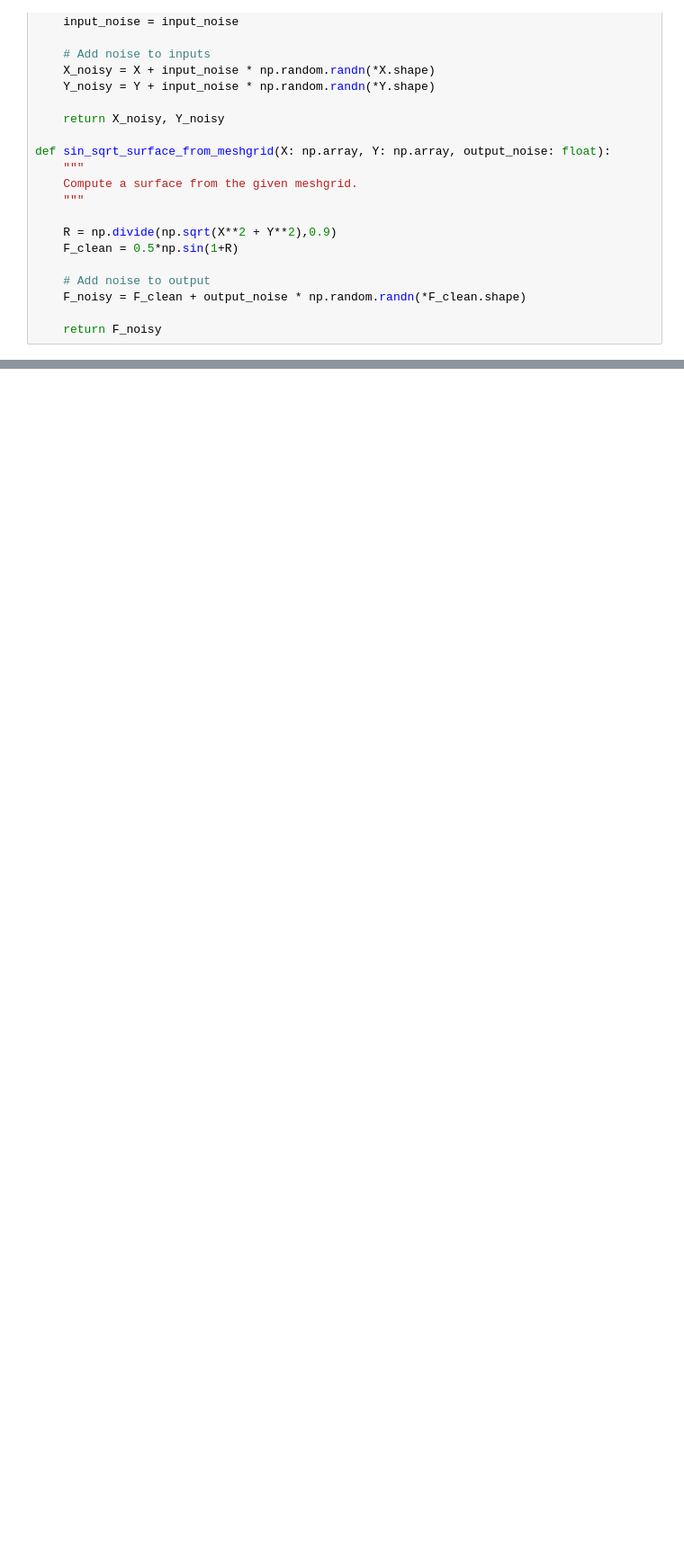
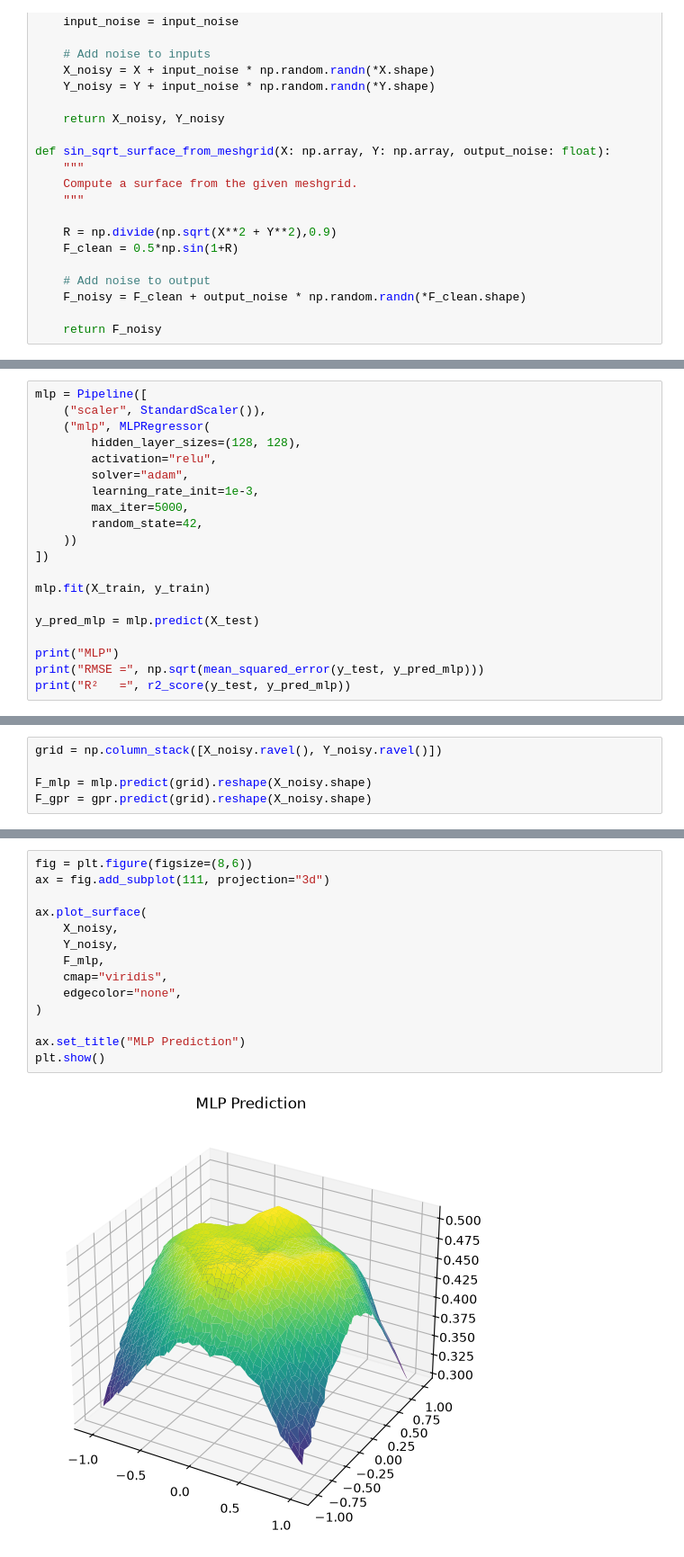
Before and after one commit to nm19000/AccuracyBoundsRegression, a Jupyter notebook: examples/example_regression.ipynb, the cells around one changed output, grey strips where cells are left out. Shown at 90% size. Cells and saved outputs as stored; diff of their text form; blank space fills up the shorter version.

```diff
--- a/examples/example_regression.ipynb
+++ b/examples/example_regression.ipynb
@@ -200,0 +209,20 @@ KeyboardInterrupt:
+# %%
+mlp = Pipeline([
+    ("scaler", StandardScaler()),
+    ("mlp", MLPRegressor(
+        hidden_layer_sizes=(128, 128),
+        activation="relu",
+        solver="adam",
+        learning_rate_init=1e-3,
+        max_iter=5000,
+        random_state=42,
+    ))
+])
+
+mlp.fit(X_train, y_train)
+
+y_pred_mlp = mlp.predict(X_test)
+
+print("MLP")
+print("RMSE =", np.sqrt(mean_squared_error(y_test, y_pred_mlp)))
+print("R²   =", r2_score(y_test, y_pred_mlp))
@@ -200,0 +263,5 @@ KeyboardInterrupt:
+# %%
+grid = np.column_stack([X_noisy.ravel(), Y_noisy.ravel()])
+
+F_mlp = mlp.predict(grid).reshape(X_noisy.shape)
+F_gpr = gpr.predict(grid).reshape(X_noisy.shape)
@@ -200,0 +270,16 @@ KeyboardInterrupt:
+# %%
+fig = plt.figure(figsize=(8,6))
+ax = fig.add_subplot(111, projection="3d")
+
+ax.plot_surface(
+    X_noisy,
+    Y_noisy,
+    F_mlp,
+    cmap="viridis",
+    edgecolor="none",
+)
+
+ax.set_title("MLP Prediction")
+plt.show()
+# %% [output]
+[figure, added]
```
Also changed, not shown: parts of 38 cells of this notebook, 2 other files.
